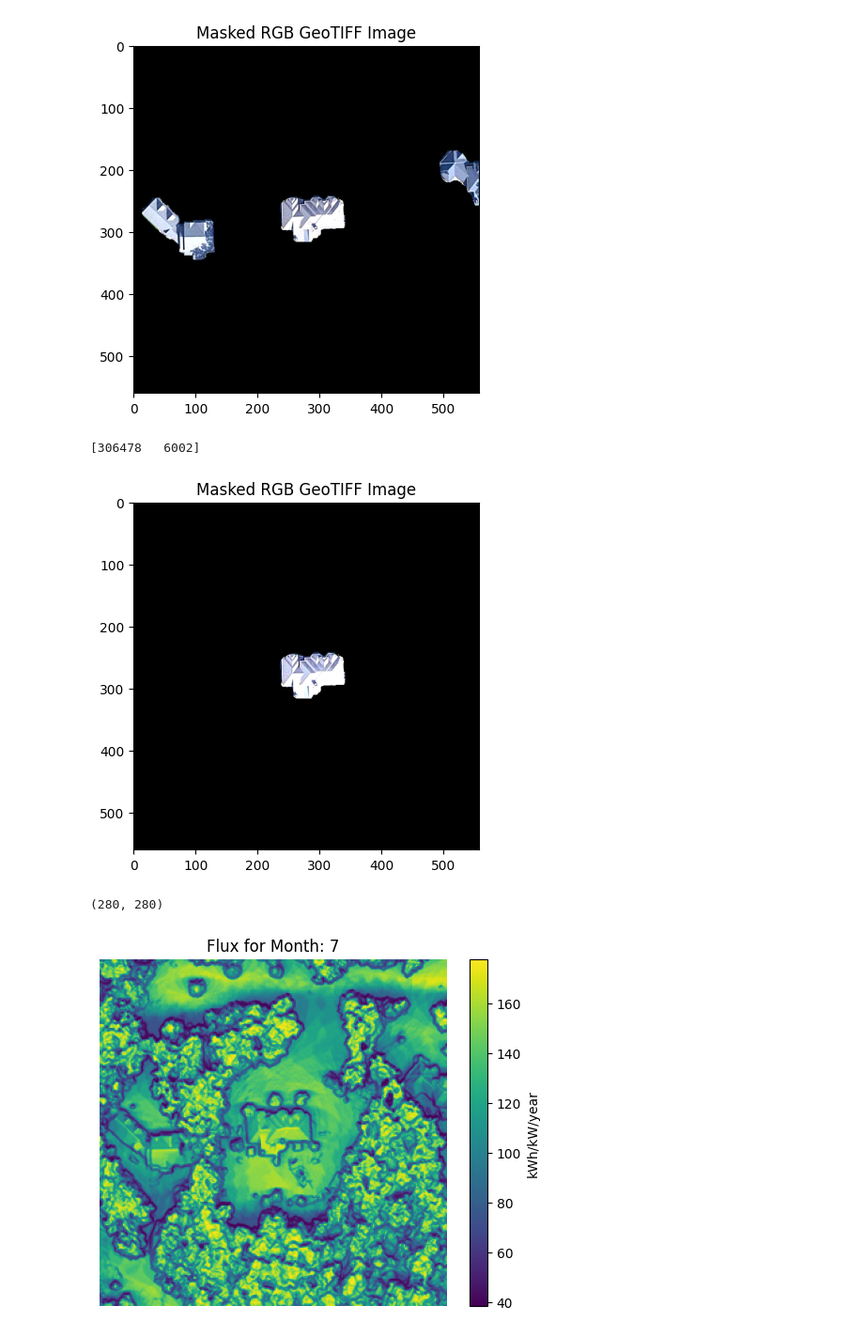
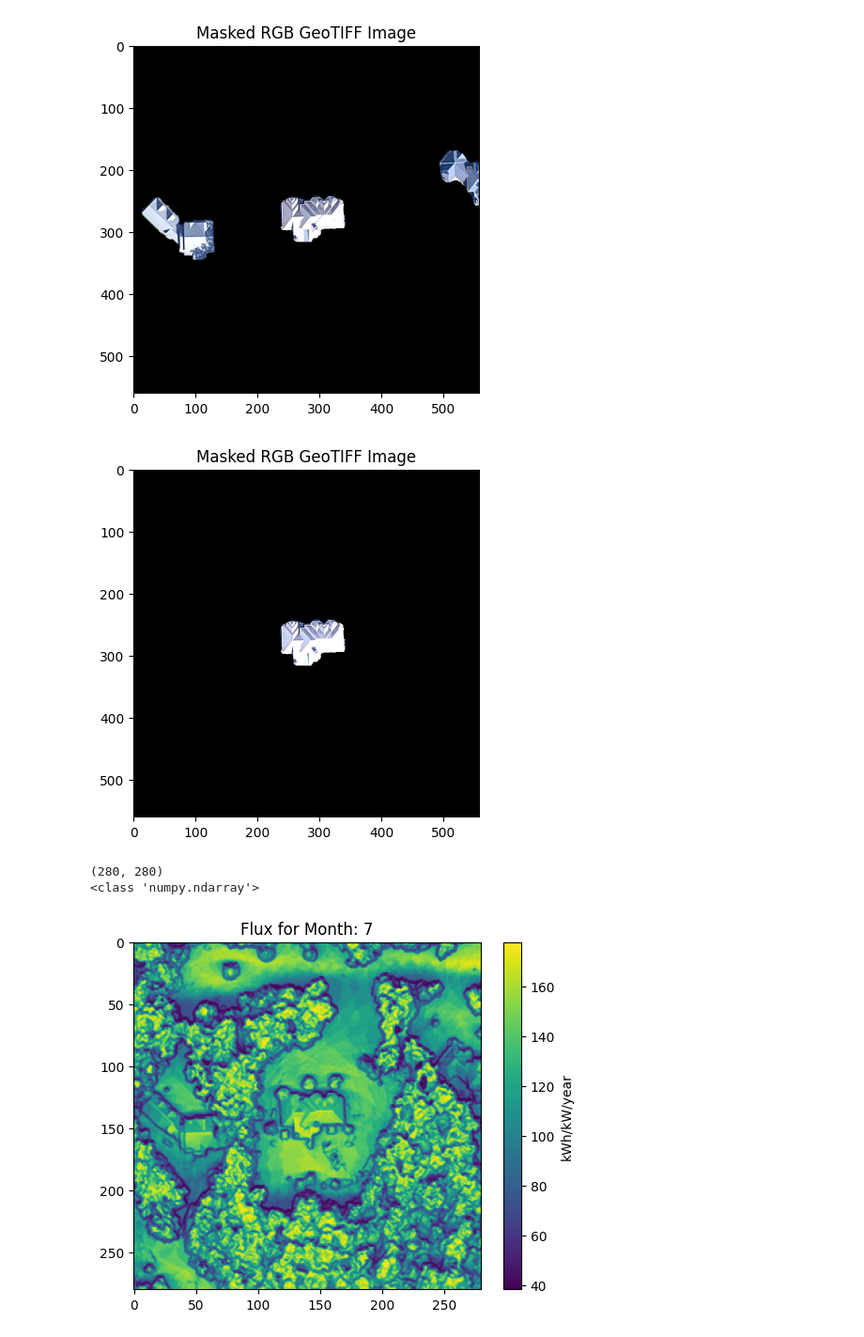
Before and after one commit to sjc042/solarRec, a Jupyter notebook: PV_estimation/estimation_draft.ipynb, the cells around one changed output. Shown at 94% size. Cells and saved outputs as stored; diff of their text form; code cells hidden in the pictures.

```diff
--- a/PV_estimation/estimation_draft.ipynb
+++ b/PV_estimation/estimation_draft.ipynb
@@ -303,7 +409,7 @@ def visualize_geotiff_maskedRGB_2(filepath, mask):
 
     Args:
     filepath (str): Path to the RGB GeoTIFF file.
-    maskpath (str): Path to the binary mask GeoTIFF file.
+    mask (nump array): binary mask.
 
     Raises:
     FileNotFoundError: If the file cannot be found or read.
@@ -346,13 +452,14 @@ def visualize_geotiff_maskedRGB_2(filepath, mask):
     plt.title('Masked RGB GeoTIFF Image')
     plt.axis('on')
     plt.show()
-
+img_path = '/home/psc/Desktop/solarRec/test_data/1099_Skyevale_NE,_Ada,_MI_49301/jpg_1099_Skyevale_NE,_Ada,_MI_49301.jpg'
 mask_path = '/home/psc/Desktop/solarRec/test_data/1099_Skyevale_NE,_Ada,_MI_49301/mask_1099_Skyevale_NE,_Ada,_MI_49301.tif'
-processed_mask = find_main_mask(mask_path)
+processed_mask = get_main_building_mask(mask_path)
+# processed_mask = generate_detection_mask('/home/psc/Desktop/solarRec/API_Data_Generation/TestAddresses/1099_Skyevale_NE_Ada_MI_49301/rgb_1099_Skyevale_NE_Ada_MI_49301.tif',
+#                                                     '/home/psc/Desktop/PSC/Custom_Dataset/custom-dataset-2000-seg/valid/labels/1-Toll-Ln_18_quad_1_png.rf.41bc7cf400d0177429efd261cfb65b2c.txt')
 # print(np.unique(processed_mask, return_counts=True))
 visualize_geotiff_maskedRGB_2(img_path, processed_mask)
 # %% [output]
-[306478   6002]
 [figure]
 # %%
 import rasterio
@@ -369,32 +476,34 @@ def visualize_monthly_flux(filepath, month):
     Raises:
     FileNotFoundError: If the file cannot be found or read.
     ValueError: If the specified month is not valid or the file does not contain 12 bands.
     """
     if month < 1 or month > 12:
         raise ValueError("Invalid month. Please choose a value between 1 and 12.")
 
     try:
         with rasterio.open(filepath) as src:
             if src.count != 12:
                 raise ValueError("The GeoTIFF file does not contain 12 bands, as required for monthly data.")
 
             # Read the band corresponding to the specified month
             data = src.read(month)  # Month 1 corresponds to band 1, and so on
             print(data.shape)
+            print(type(data))
             # Normalize the data for better visualization
             vmin, vmax = data.min(), data.max()
             plt.imshow(data, cmap='viridis', vmin=vmin, vmax=vmax)
             plt.colorbar(label='kWh/kW/year')
             plt.title(f'Flux for Month: {month}')
-            plt.axis('off')
+            plt.axis('on')
             plt.show()
 
     except rasterio.errors.RasterioIOError as e:
         raise FileNotFoundError(f"Unable to locate or read the file at {filepath}") from e
 
 monthlyFlux_path = '/home/psc/Desktop/solarRec/test_data/1099_Skyevale_NE,_Ada,_MI_49301/monthlyFlux_1099_Skyevale_NE,_Ada,_MI_49301.tif'
 month = 7
 visualize_monthly_flux(monthlyFlux_path, month)
 # %% [output]
 (280, 280)
+<class 'numpy.ndarray'>
-[figure, old version]
+[figure, new version]
```
Also changed, not shown: parts of 1 cell of this notebook, 1 other file.
